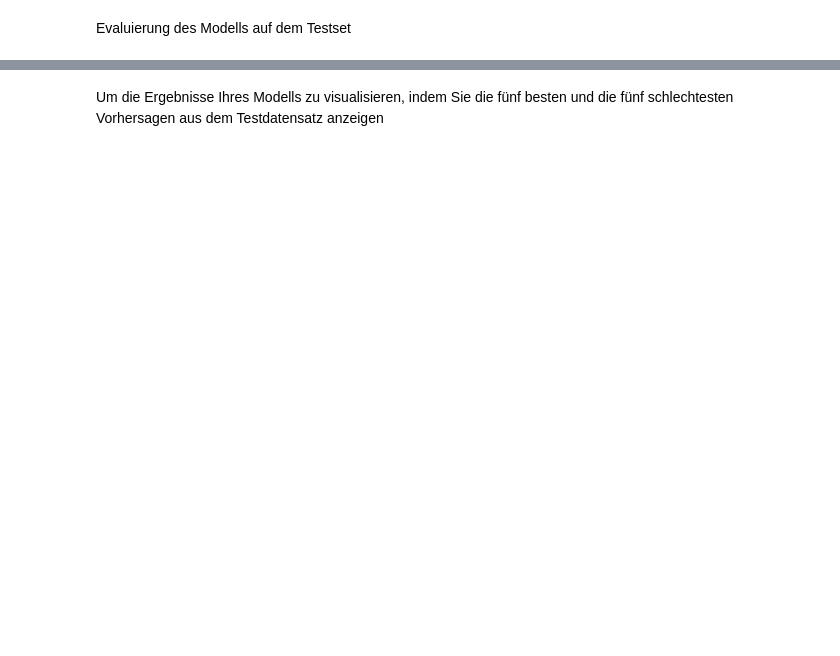
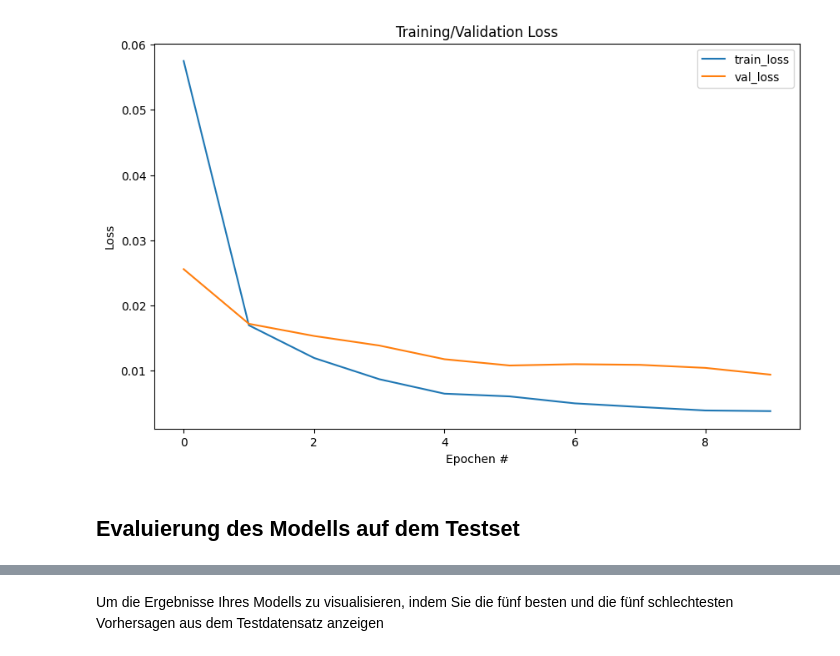
Before and after one commit to taoi666/Vision-coding-challenge, a Jupyter notebook: Car Part Visibility Scoring.ipynb, the cells around one changed output, grey strips where cells are left out. Cells and saved outputs as stored; diff of their text form; code cells hidden in the pictures; blank space fills up the shorter version.

```diff
--- a/Car Part Visibility Scoring.ipynb
+++ b/Car Part Visibility Scoring.ipynb
@@ -113,11 +180,13 @@ Epoch 4, Train Loss: 0.021688625402748584, Val Loss: 0.030161428675055505
 # %%
 plt.figure(figsize=(10, 6))
-plt.plot(train_losses, label='Trainingsverlust')
-plt.plot(val_losses, label='Validierungsverlust')
-plt.xlabel('Epochen')
-plt.ylabel('Verlust')
-plt.title('Trainings- und Validierungsverlust')
+plt.plot(train_losses, label='train_loss')
+plt.plot(val_losses, label='val_loss')
+plt.xlabel('Epochen #')
+plt.ylabel('Loss')
+plt.title('Training/Validation Loss')
 plt.legend()
 plt.show()
+# %% [output]
+[figure, added]
 # %% [markdown]
-Evaluierung des Modells auf dem Testset
+## Evaluierung des Modells auf dem Testset
```
Also changed, not shown: parts of 19 cells of this notebook.
